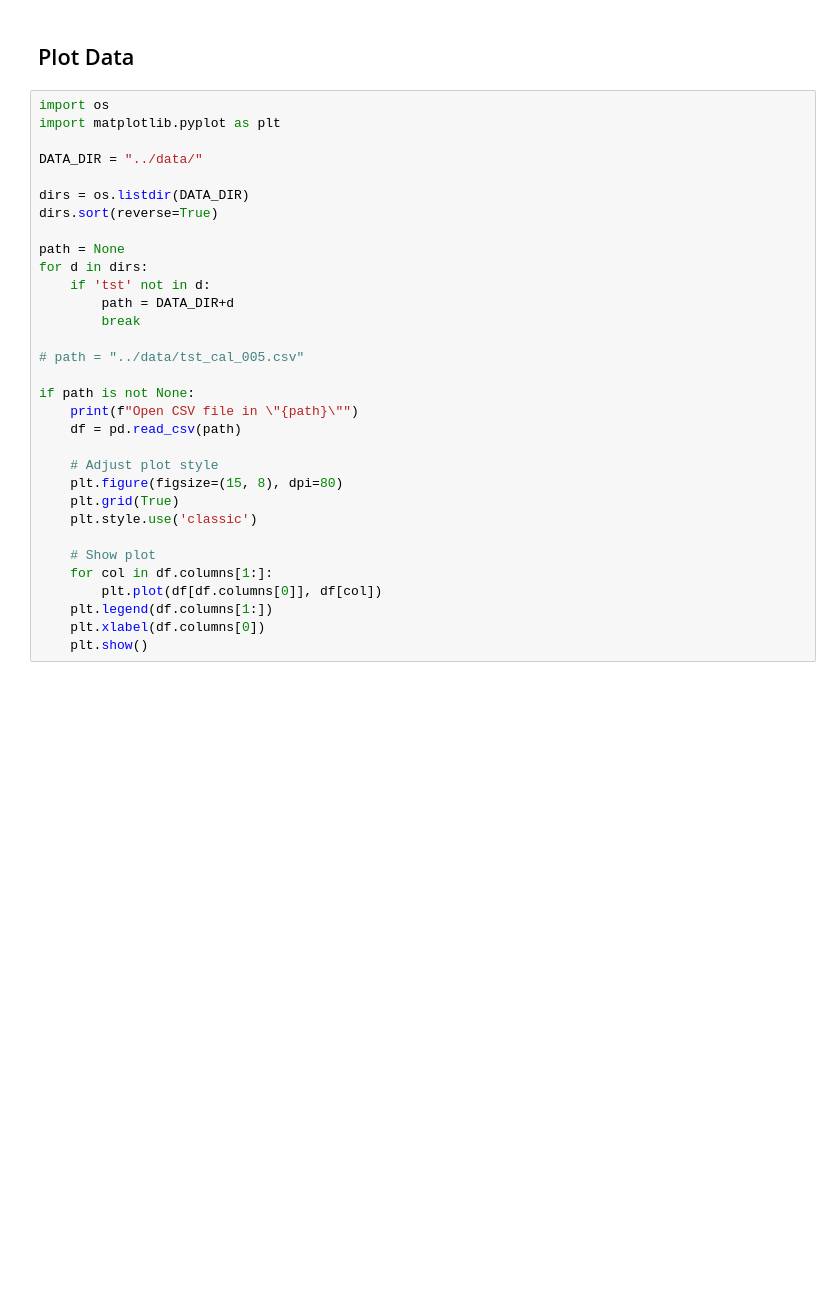
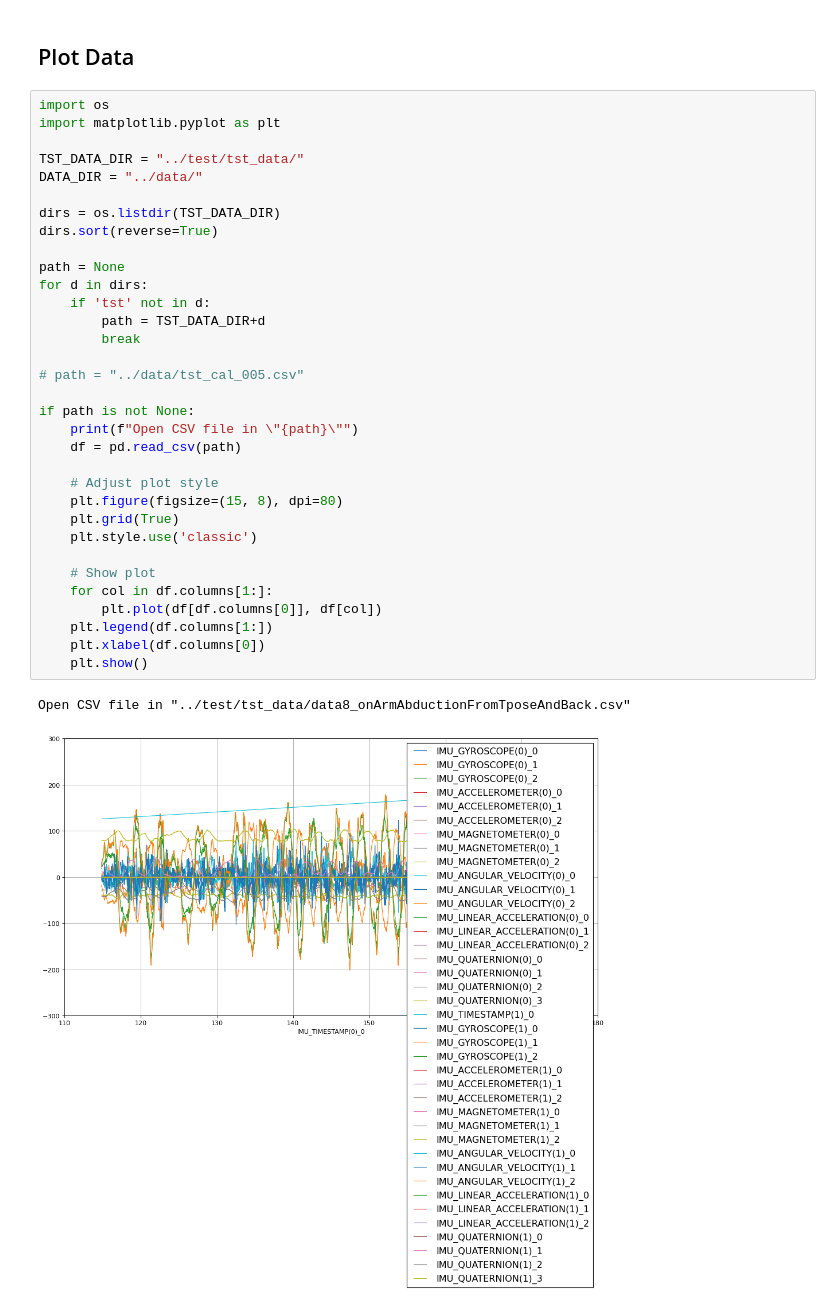
Before and after one commit to gmescudero/humanArmkinematics, a Jupyter notebook: prototypes/tryouts.ipynb, the cells around one changed output. Saved outputs shown, nothing was run; the diff lists cells and outputs as text; blank space fills up the shorter version.

```diff
--- a/prototypes/tryouts.ipynb
+++ b/prototypes/tryouts.ipynb
@@ -292,35 +292,39 @@ $\displaystyle \left[\begin{matrix}c\\- s\\0\end{matrix}\right]$
 # %%
 import os
 import matplotlib.pyplot as plt
 
+TST_DATA_DIR = "../test/tst_data/"
 DATA_DIR = "../data/"
 
-dirs = os.listdir(DATA_DIR)
+dirs = os.listdir(TST_DATA_DIR)
 dirs.sort(reverse=True)
 
 path = None
 for d in dirs:
     if 'tst' not in d:
-        path = DATA_DIR+d
+        path = TST_DATA_DIR+d
         break
 
 # path = "../data/tst_cal_005.csv"
 
 if path is not None:
     print(f"Open CSV file in \"{path}\"")
     df = pd.read_csv(path)
 
     # Adjust plot style
     plt.figure(figsize=(15, 8), dpi=80)
     plt.grid(True)
     plt.style.use('classic')
 
     # Show plot
     for col in df.columns[1:]:
         plt.plot(df[df.columns[0]], df[col])
     plt.legend(df.columns[1:])
     plt.xlabel(df.columns[0])
     plt.show()
+# %% [output]
+Open CSV file in "../test/tst_data/data8_onArmAbductionFromTposeAndBack.csv"
+[figure, added]
 # %%
 if path is not None:
     # Adjust plot style
```
Also changed, not shown: parts of 2 cells of this notebook, 10 other files.
